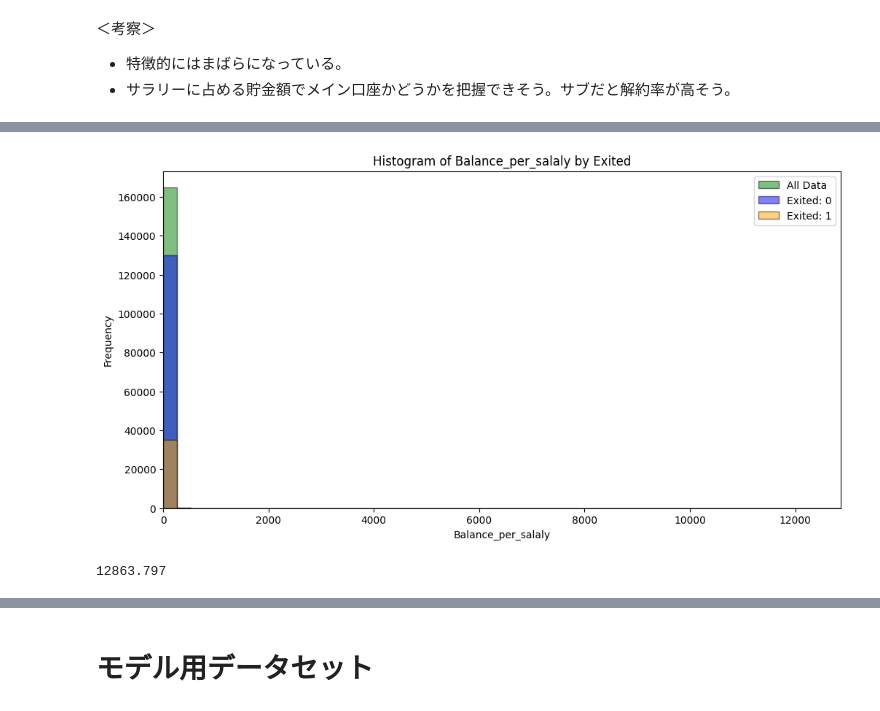
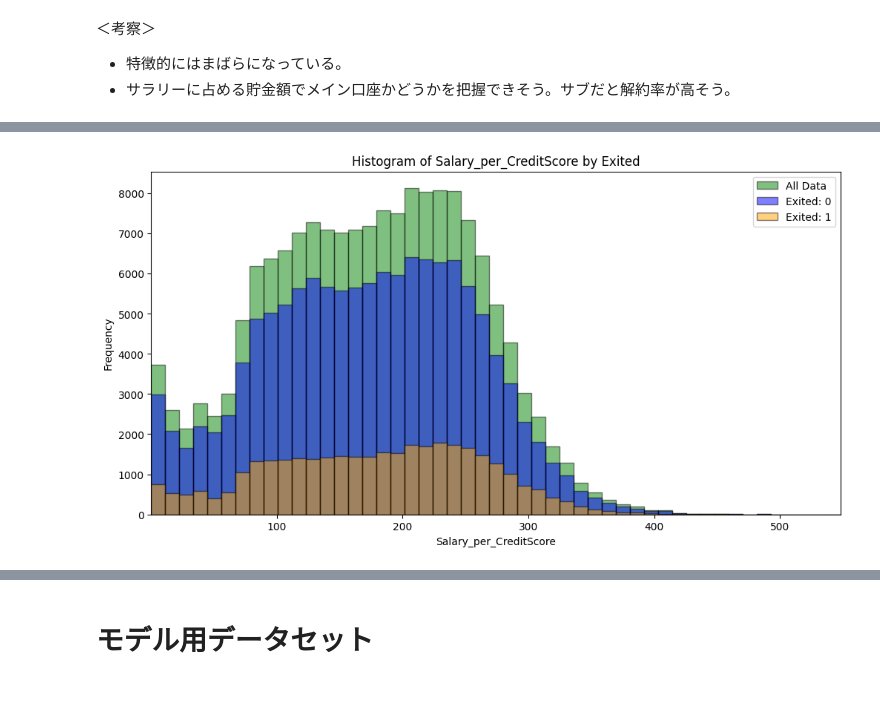
Before and after one commit to skyshine460/Binary-Classification-with-a-Bank-Churn-Dataset, a Jupyter notebook: notebookf7f7e4f5c0.ipynb, the cells around one changed output, grey strips where cells are left out. Saved outputs shown, nothing was run; the diff lists cells and outputs as text; code cells hidden in the pictures.

```diff
--- a/notebookf7f7e4f5c0.ipynb
+++ b/notebookf7f7e4f5c0.ipynb
@@ -422,0 +471,4 @@ crosstab_NumOfProducts
+# %%
+# `Exited`の割合でエンコーディング
+category_exit_ratio = train_df.groupby('NumOfProducts_category')['Exited'].mean()
+train_df['NumOfProducts_ratio'] = train_df['NumOfProducts_category'].map(category_exit_ratio)
@@ -424,3 +478,13 @@ crosstab_NumOfProducts
 plot_histograms(train_df, 'CreditScore', bins=51)
 # %% [output]
 [figure]
+# %%
+train_df['CreditScore_and_age'] = train_df['CreditScore'] * train_df['Age']
+train_df['CreditScore_per_age'] = train_df['CreditScore'] / train_df['Age']
+train_df['CreditScore2_per_age'] = train_df['CreditScore'] **2  / train_df['Age']
+train_df['CreditScore_per_age2'] = train_df['CreditScore'] **2  / train_df['Age']**2
+
+test_df['CreditScore_and_age'] = test_df['CreditScore'] * test_df['Age']
+test_df['CreditScore_per_age'] = test_df['CreditScore'] / test_df['Age']
+test_df['CreditScore2_per_age'] = test_df['CreditScore'] **2  / test_df['Age']
+test_df['CreditScore_per_age2'] = test_df['CreditScore'] **2  / test_df['Age']**2
@@ -491,3 +570,7 @@ crosstab_IsActiveMember
 | IsActiveMember |  |  |  |
 | 0 | 58261 | 24624 | 0.297086 |
 | 1 | 71852 | 10297 | 0.125345 |
+# %%
+train_df['Balance_and_IsActive'] = train_df['Balance'] * train_df['IsActiveMember']
+train_df['Balance_and_IsActive'] = train_df['Balance'] * train_df['IsActiveMember']
+plot_histograms(train_df, 'Balance_and_IsActive', bins=20)
@@ -509,8 +608,9 @@ train_df['Balance_per_salaly'] = train_df['Balance'] / train_df['EstimatedSalary
+# %%
+train_df['Salary_per_CreditScore'] = train_df['EstimatedSalary'] / train_df['CreditScore']
+train_df['Salary_and_CreditScore'] = train_df['EstimatedSalary'] * train_df['CreditScore']
+test_df['Salary_per_CreditScore'] = test_df['EstimatedSalary'] / test_df['CreditScore']
+test_df['Salary_and_CreditScore'] = test_df['EstimatedSalary'] * test_df['CreditScore']
 # %%
-plot_histograms(train_df, 'Balance_per_salaly', bins=50)
+plot_histograms(train_df, 'Salary_per_CreditScore', bins=50)
 # %% [output]
-[figure, old version]
+[figure, new version]
-# %%
-train_df['Balance_per_salaly'].max()
-# %% [output]
-12863.797
```
Also changed, not shown: parts of 46 cells of this notebook.
